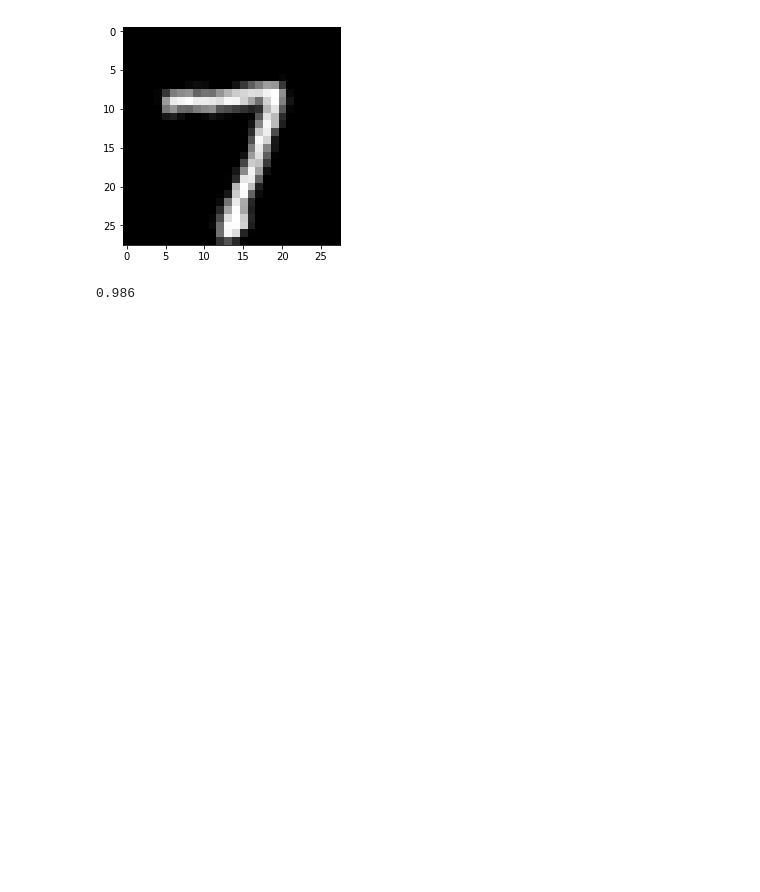
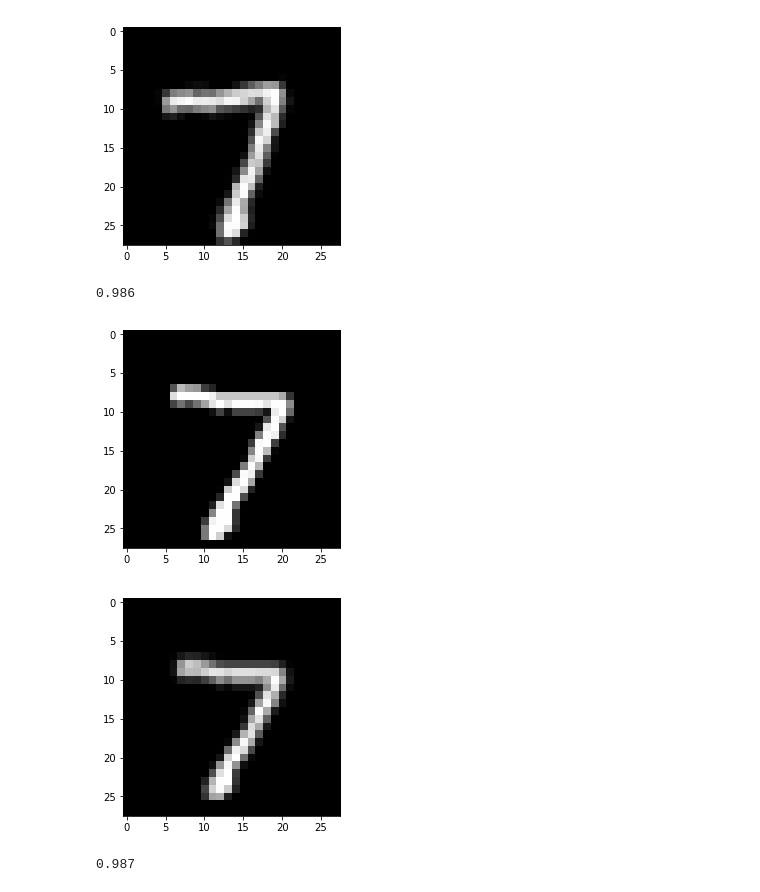
Before and after one commit to rkdora/affine_advs, a Jupyter notebook: affine-fgsm.ipynb, the cells around one changed output. Cells and saved outputs as stored; diff of their text form; code cells hidden in the pictures; blank space fills up the shorter version.

```diff
--- a/affine-fgsm.ipynb
+++ b/affine-fgsm.ipynb
@@ -251,3 +251,15 @@ affine_acc
 [figure]
 [figure]
 0.986
+# %%
+plt.imshow(x_test[0].reshape(28,28), 'gray')
+plt.show()
+affine_test = generate_affine_list(rotate_x_pertial(0, 0.9),x_test[:1000])
+plt.imshow(affine_test[0].reshape(28,28), 'gray')
+plt.show()
+affine_acc = network.accuracy(affine_test[:1000], t_test[:1000])
+affine_acc
+# %% [output]
+[figure, added]
+[figure, added]
+0.987
```
Also changed, not shown: parts of 27 cells of this notebook.
